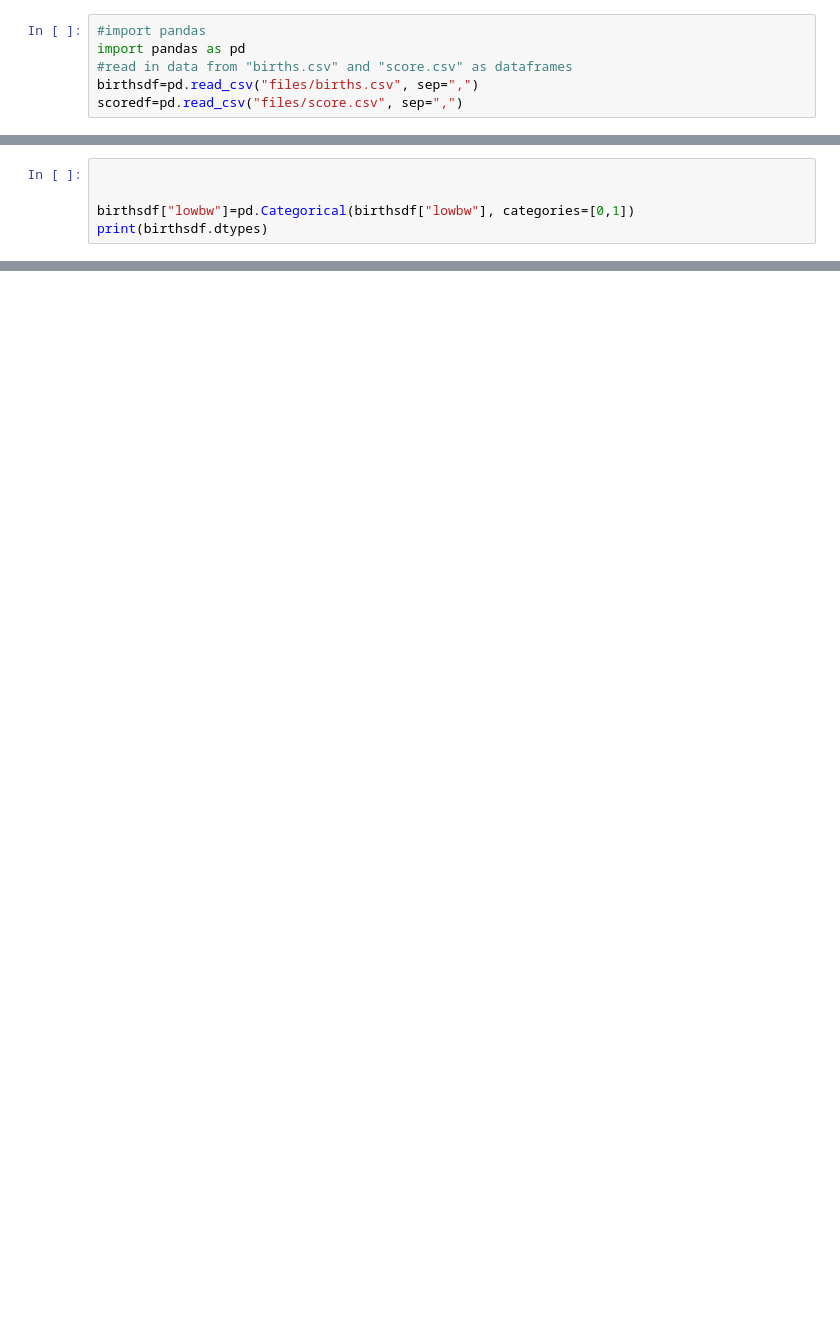
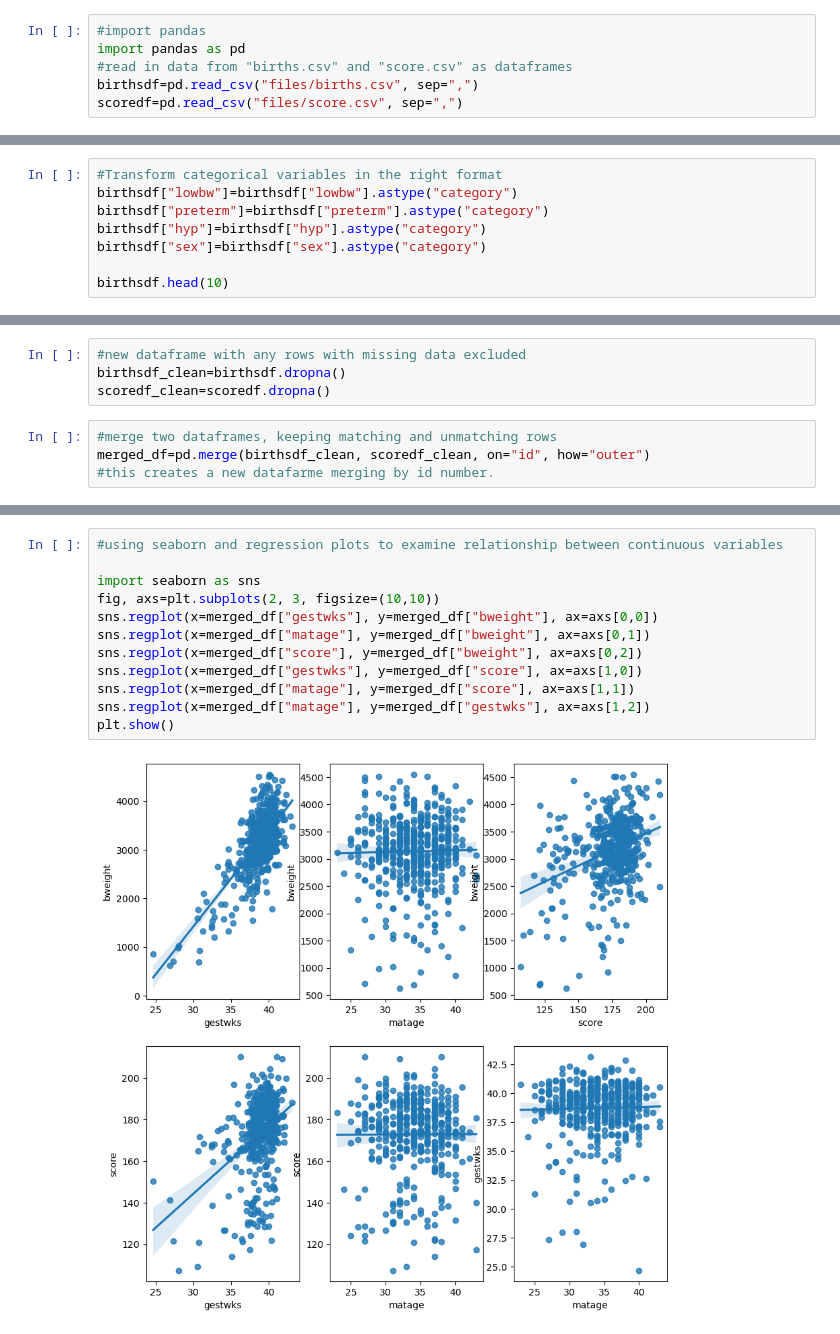
Before and after one commit to AHChangDS/programming-assessment, a Jupyter notebook: assessmenttest.ipynb, the cells around one changed output, grey strips where cells are left out. Drawn from its saved outputs; the diff is of its cells as text; blank space fills up the shorter version.

```diff
--- a/assessmenttest.ipynb
+++ b/assessmenttest.ipynb
@@ -21,5 +30,0 @@ dtype: object
-# %%
-
-
-birthsdf["lowbw"]=pd.Categorical(birthsdf["lowbw"], categories=[0,1])
-print(birthsdf.dtypes)
@@ -35,0 +31,8 @@ dtype: object
+# %%
+#Transform categorical variables in the right format
+birthsdf["lowbw"]=birthsdf["lowbw"].astype("category")
+birthsdf["preterm"]=birthsdf["preterm"].astype("category")
+birthsdf["hyp"]=birthsdf["hyp"].astype("category")
+birthsdf["sex"]=birthsdf["sex"].astype("category")
+
+birthsdf.head(10)
@@ -35,0 +51,8 @@ dtype: object
+# %%
+#new dataframe with any rows with missing data excluded
+birthsdf_clean=birthsdf.dropna()
+scoredf_clean=scoredf.dropna()
+# %%
+#merge two dataframes, keeping matching and unmatching rows
+merged_df=pd.merge(birthsdf_clean, scoredf_clean, on="id", how="outer")
+#this creates a new datafarme merging by id number.
@@ -35,0 +100,14 @@ dtype: object
+# %%
+#using seaborn and regression plots to examine relationship between continuous variables
+
+import seaborn as sns
+fig, axs=plt.subplots(2, 3, figsize=(10,10))
+sns.regplot(x=merged_df["gestwks"], y=merged_df["bweight"], ax=axs[0,0])
+sns.regplot(x=merged_df["matage"], y=merged_df["bweight"], ax=axs[0,1])
+sns.regplot(x=merged_df["score"], y=merged_df["bweight"], ax=axs[0,2])
+sns.regplot(x=merged_df["gestwks"], y=merged_df["score"], ax=axs[1,0])
+sns.regplot(x=merged_df["matage"], y=merged_df["score"], ax=axs[1,1])
+sns.regplot(x=merged_df["matage"], y=merged_df["gestwks"], ax=axs[1,2])
+plt.show()
+# %% [output]
+[figure, added]
```
Also changed, not shown: parts of 9 cells of this notebook.
